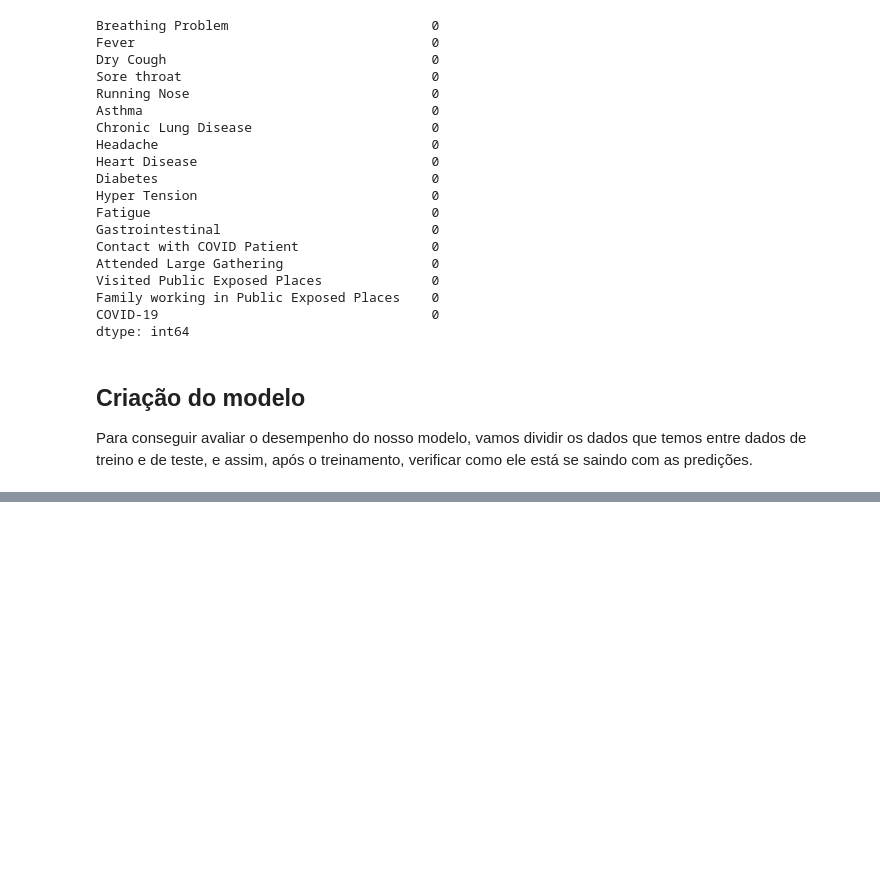
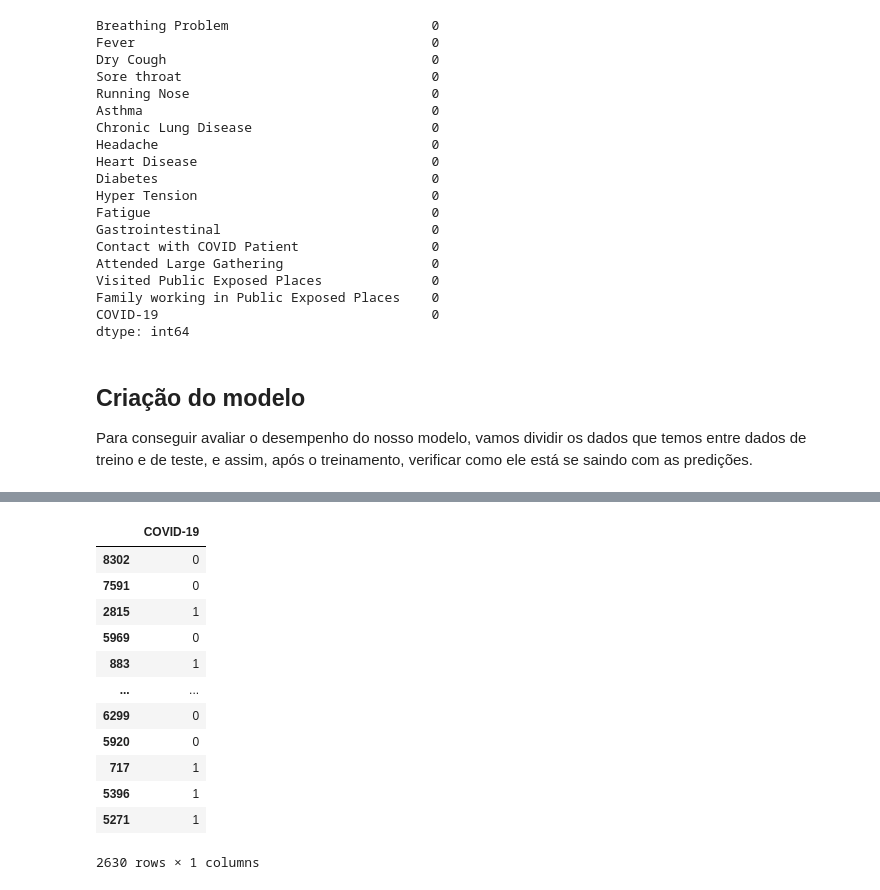
Before and after one commit to Cd4sh/project-pos-ai, a Jupyter notebook: notebook.ipynb, the cells around one changed output, grey strips where cells are left out. Cells and saved outputs as stored; diff of their text form; code cells hidden in the pictures; blank space fills up the shorter version.

```diff
--- a/notebook.ipynb
+++ b/notebook.ipynb
@@ -241,5 +197,0 @@ O SMOTE foi a alternativa usada para lidar com o desbalanceamento
-# %%
-oversample = SMOTE()
-X, y = oversample.fit_resample(X, y)
-
-y.value_counts()
@@ -286,0 +255,16 @@ dtype: int64
+# %%
+y_test
+# %% [output]
+|  | COVID-19 |
+| 8302 | 0 |
+| 7591 | 0 |
+| 2815 | 1 |
+| 5969 | 0 |
+| 883 | 1 |
+| ... | ... |
+| 6299 | 0 |
+| 5920 | 0 |
+| 717 | 1 |
+| 5396 | 1 |
+| 5271 | 1 |
+2630 rows × 1 columns
```
Also changed, not shown: parts of 26 cells of this notebook, 2 other files.
